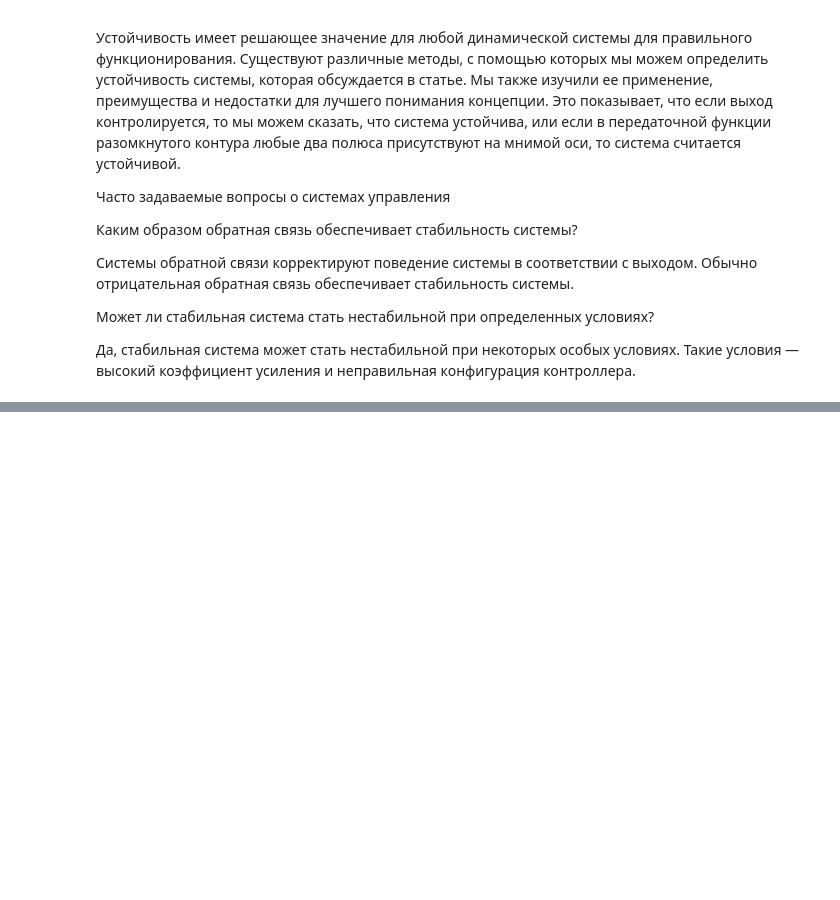
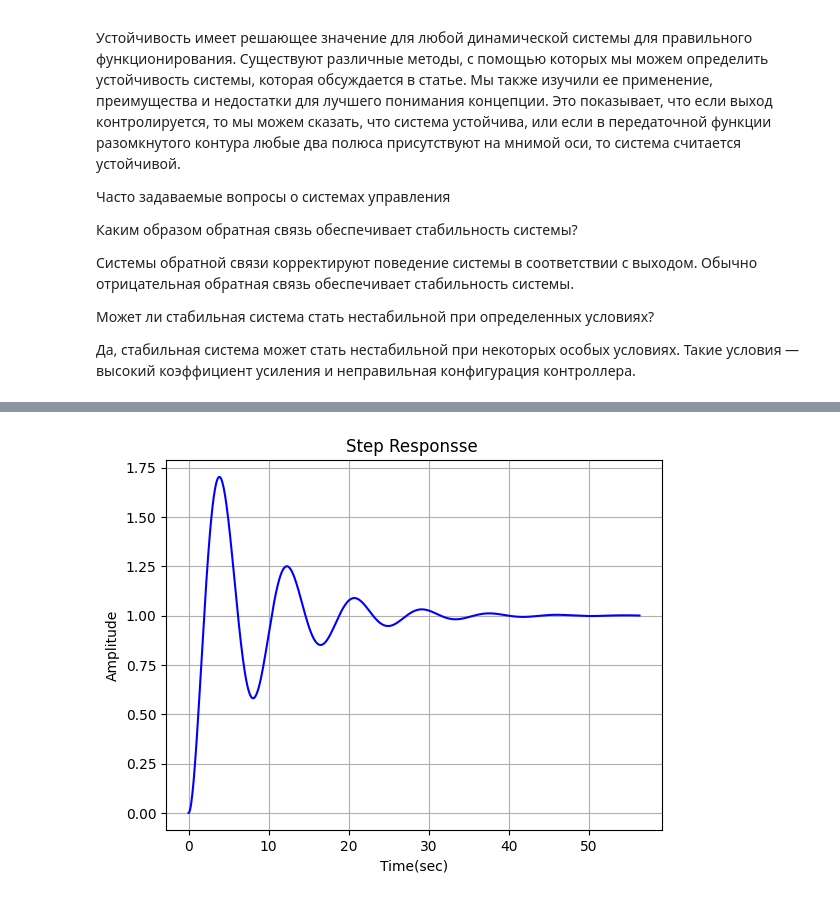
Before and after one commit to vn322/RUDN_Lab_Works, a Jupyter notebook: Гурвиц.ipynb, the cells around one changed output, grey strips where cells are left out. Cells and saved outputs as stored; diff of their text form; code cells hidden in the pictures; blank space fills up the shorter version.

```diff
--- a/Гурвиц.ipynb
+++ b/Гурвиц.ipynb
@@ -346,0 +539,11 @@ W gc  — это значение при 0 дБ, тогда как W pc  — э
+# %%
+# Переходная функция
+y,x=step(W)
+plt.plot(x,y,"b")
+plt.title('Step Responsse ')
+plt.ylabel('Amplitude')
+plt.xlabel('Time(sec)')
+plt.grid(True)
+plt.show()
+# %% [output]
+[figure, added]
```
Also changed, not shown: parts of 13 cells of this notebook.
